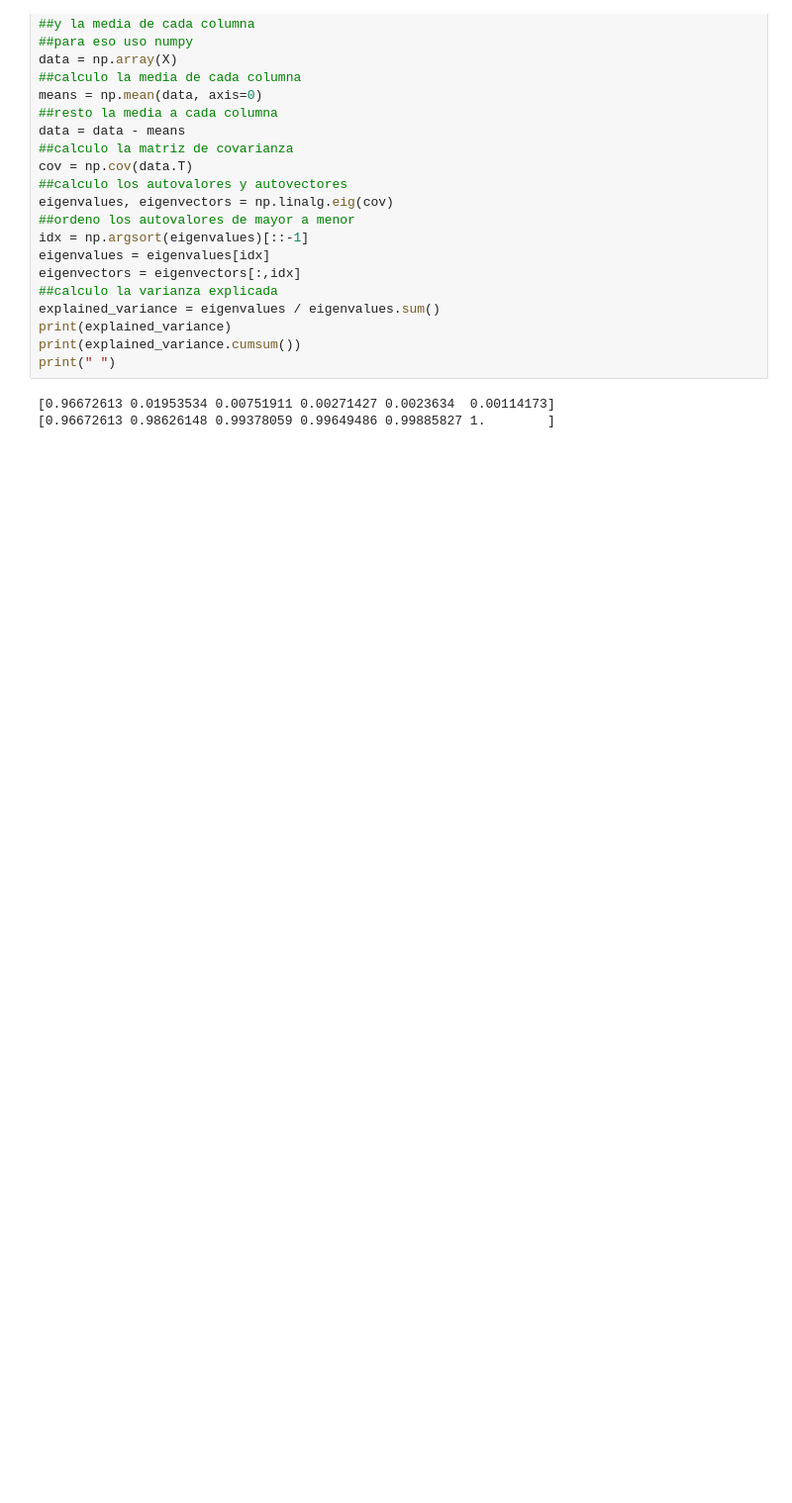
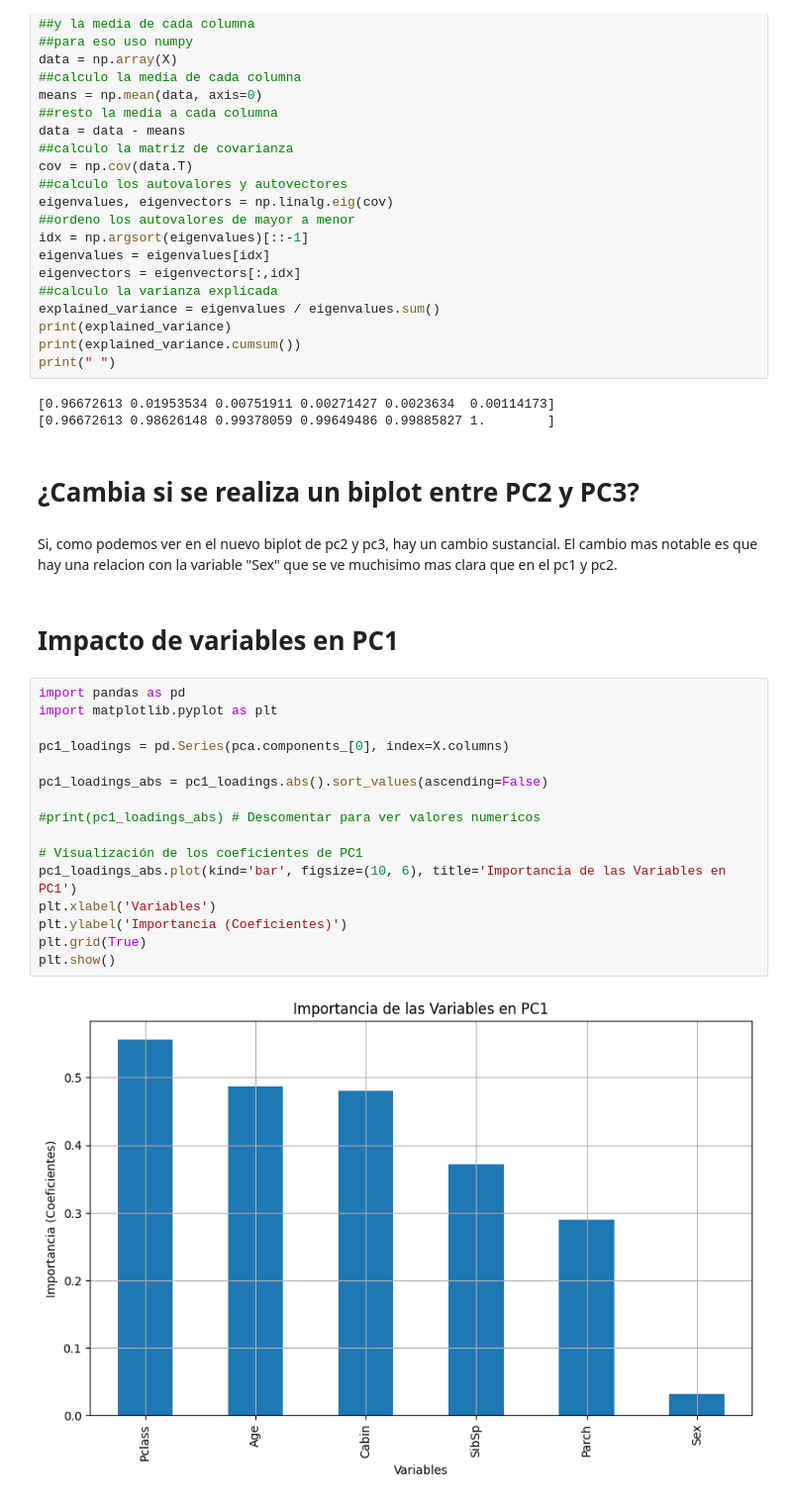
Before and after one commit to Apanizza197/AnalisisDeDatos, a Jupyter notebook: Practico_4/practico_4.ipynb, the cells around one changed output. Shown at 99% size. Drawn from its saved outputs; the diff is of its cells as text; blank space fills up the shorter version.

```diff
--- a/Practico_4/practico_4.ipynb
+++ b/Practico_4/practico_4.ipynb
@@ -234,3 +263,27 @@ print(" ")
 # %% [output]
 [0.96672613 0.01953534 0.00751911 0.00271427 0.0023634  0.00114173]
 [0.96672613 0.98626148 0.99378059 0.99649486 0.99885827 1.        ]
+# %% [markdown]
+# ¿Cambia si se realiza un biplot entre PC2 y PC3?
+# %% [markdown]
+Si, como podemos ver en el nuevo biplot de pc2 y pc3, hay un cambio sustancial. El cambio mas notable es que hay una relacion con la variable "Sex" que se ve muchisimo mas clara que en el pc1 y pc2.
+# %% [markdown]
+# Impacto de variables en PC1
+# %%
+import pandas as pd
+import matplotlib.pyplot as plt
+
+pc1_loadings = pd.Series(pca.components_[0], index=X.columns)
+
+pc1_loadings_abs = pc1_loadings.abs().sort_values(ascending=False)
+
+#print(pc1_loadings_abs) # Descomentar para ver valores numericos
+
+# Visualización de los coeficientes de PC1
+pc1_loadings_abs.plot(kind='bar', figsize=(10, 6), title='Importancia de las Variables en PC1')
+plt.xlabel('Variables')
+plt.ylabel('Importancia (Coeficientes)')
+plt.grid(True)
+plt.show()
+# %% [output]
+[figure, added]
```
Also changed, not shown: parts of 2 cells of this notebook.
